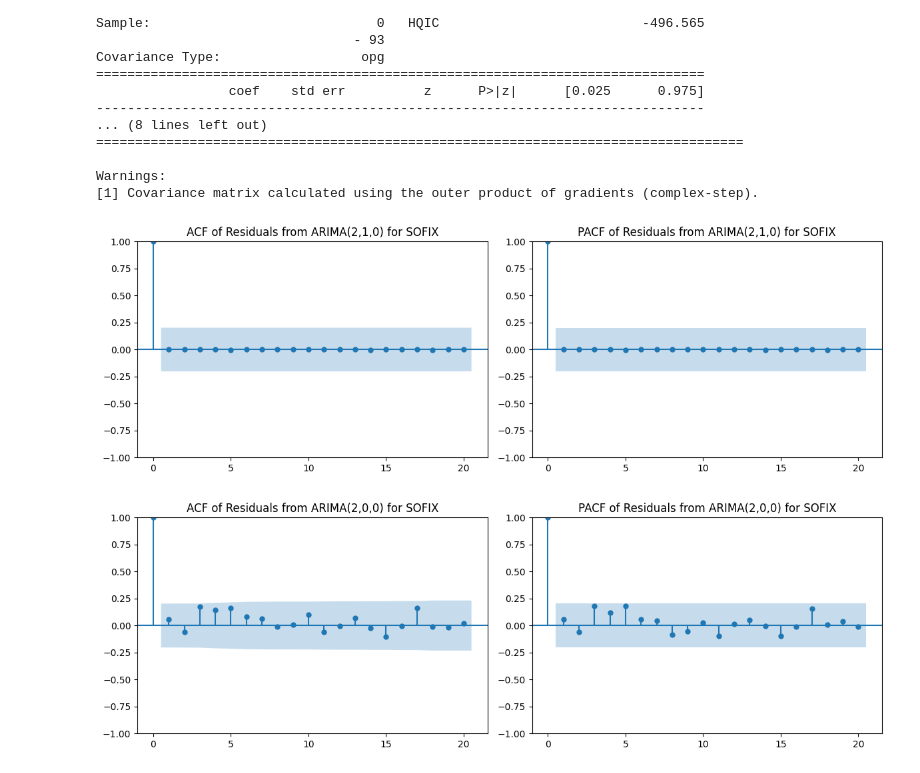
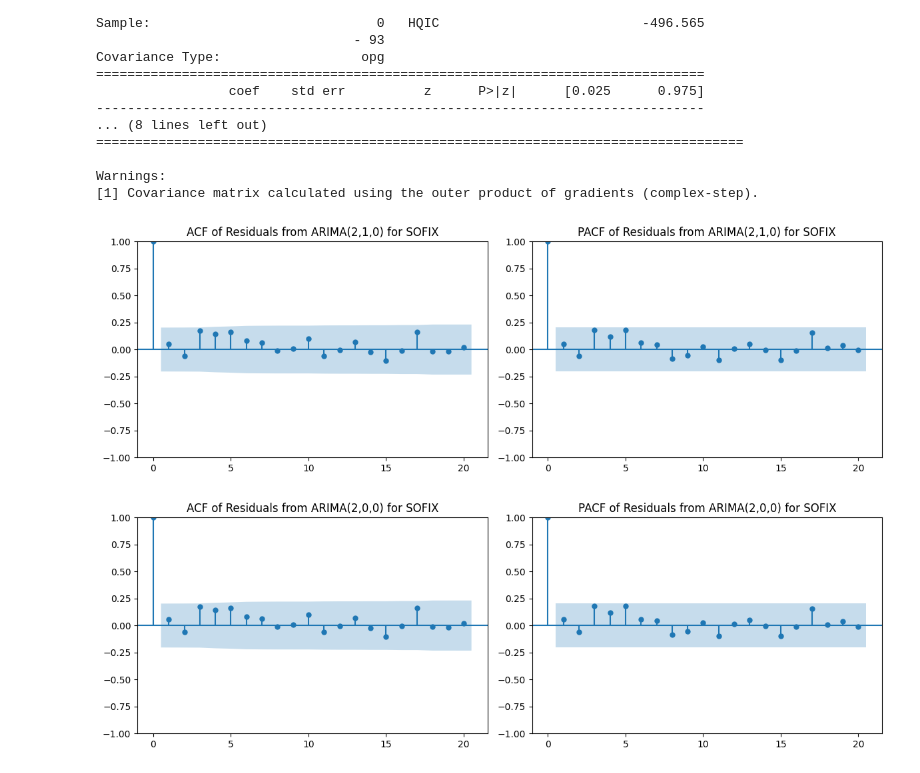
Before and after one commit to febse/ts2025-presentations-2-dani-ladi, a Jupyter notebook: assignment.ipynb, the cells around one changed output. Saved outputs shown, nothing was run; the diff lists cells and outputs as text; code cells hidden in the pictures.

```diff
--- a/assignment.ipynb
+++ b/assignment.ipynb
@@ -302,15 +302,15 @@ Warnings:
 # %%
 residuals = fit_ARIMA.resid
 
 fig, ax = plt.subplots(1, 2, figsize=(12, 4))
-plot_acf(residuals, ax=ax[0], lags=20)
-plot_pacf(residuals, ax=ax[1], lags=20)
+plot_acf(residuals[1:], ax=ax[0], lags=20)
+plot_pacf(residuals[1:], ax=ax[1], lags=20)
 ax[0].set_title(f'ACF of Residuals from ARIMA(2,1,0) for {dt.name}')
 ax[1].set_title(f'PACF of Residuals from ARIMA(2,1,0) for {dt.name}')
 plt.tight_layout()
 plt.show()
 # %% [output]
-[figure, old version]
+[figure, new version]
 # %%
 residuals_ARMA = fit_ARMA.resid
 
```
Also changed, not shown: parts of 11 cells of this notebook.
